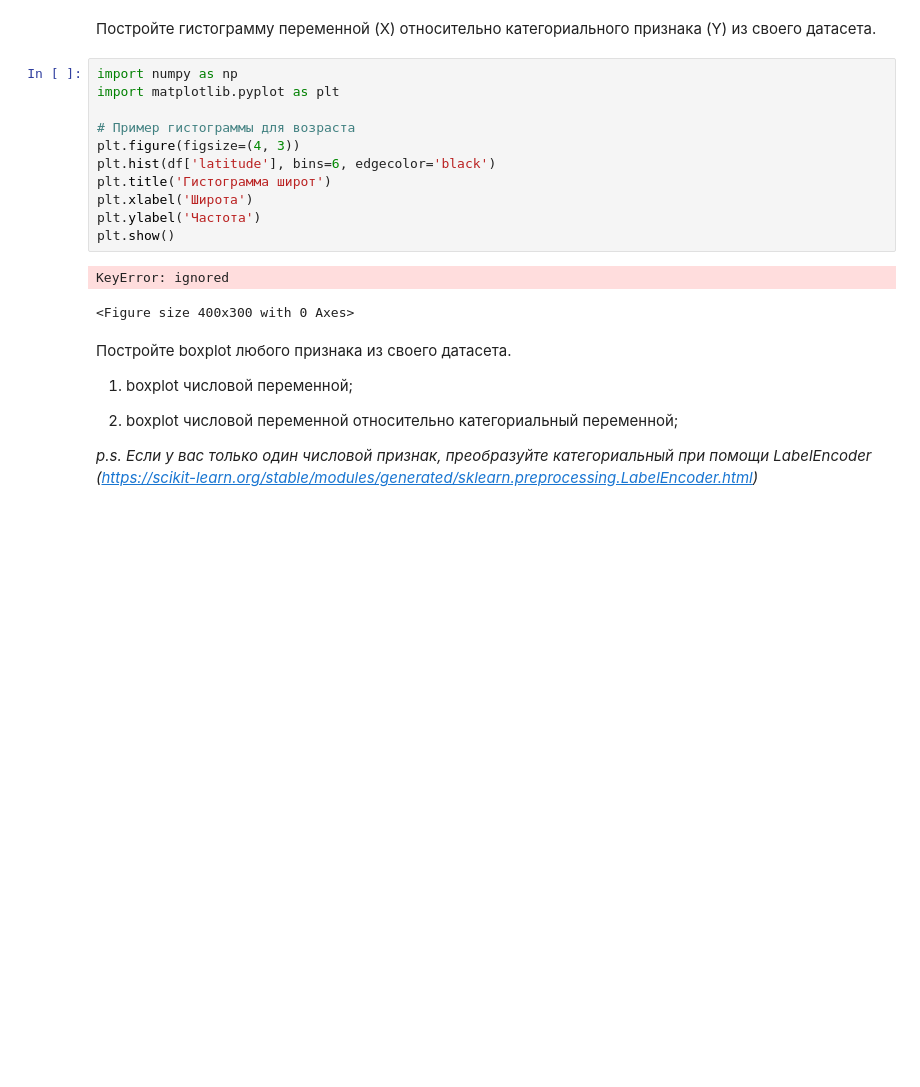
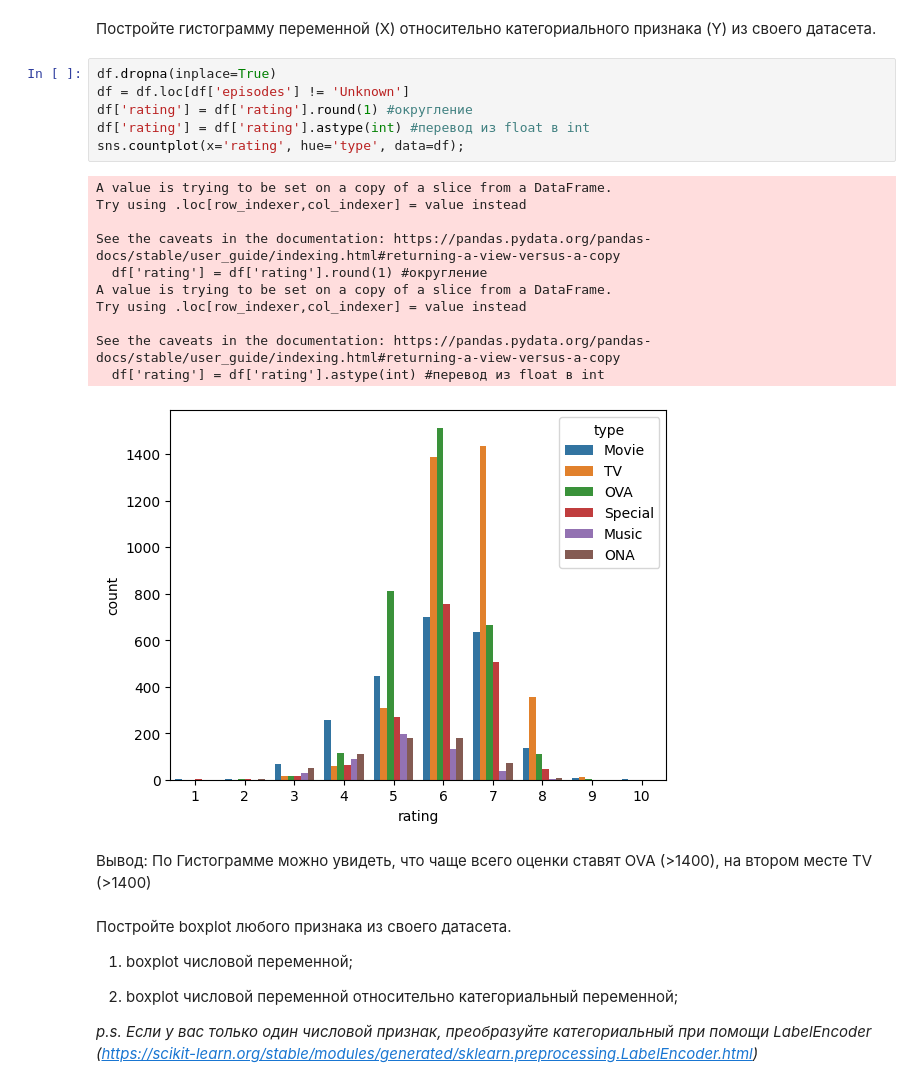
Before and after one commit to mos9z/1lab, a Jupyter notebook: lab2/Задание_2.ipynb, the cells around one changed output. Cells and saved outputs as stored; diff of their text form; blank space fills up the shorter version.

```diff
--- a/lab2/Задание_2.ipynb
+++ b/lab2/Задание_2.ipynb
@@ -207,20 +207,26 @@ Name: rating, dtype: float64
 ##Основы визуализации
 # %% [markdown]
  Постройте гистограмму переменной (X) относительно категориального признака (Y) из своего датасета.
-# %%
-import numpy as np
-import matplotlib.pyplot as plt
-
-# Пример гистограммы для возраста
-plt.figure(figsize=(4, 3))
-plt.hist(df['latitude'], bins=6, edgecolor='black')
-plt.title('Гистограмма широт')
-plt.xlabel('Широта')
-plt.ylabel('Частота')
-plt.show()
-# %% [output]
-KeyError: ignored
-<Figure size 400x300 with 0 Axes>
+# %%
+df.dropna(inplace=True)
+df = df.loc[df['episodes'] != 'Unknown']
+df['rating'] = df['rating'].round(1) #округление
+df['rating'] = df['rating'].astype(int) #перевод из float в int
+sns.countplot(x='rating', hue='type', data=df);
+# %% [output]
+A value is trying to be set on a copy of a slice from a DataFrame.
+Try using .loc[row_indexer,col_indexer] = value instead
+
+See the caveats in the documentation: https://pandas.pydata.org/pandas-docs/stable/user_guide/indexing.html#returning-a-view-versus-a-copy
+  df['rating'] = df['rating'].round(1) #округление
+A value is trying to be set on a copy of a slice from a DataFrame.
+Try using .loc[row_indexer,col_indexer] = value instead
+
+See the caveats in the documentation: https://pandas.pydata.org/pandas-docs/stable/user_guide/indexing.html#returning-a-view-versus-a-copy
+  df['rating'] = df['rating'].astype(int) #перевод из float в int
+[figure, added]
+# %% [markdown]
+ Вывод: По Гистограмме можно увидеть, что чаще всего оценки ставят OVA (>1400), на втором месте TV (>1400)
 # %% [markdown]
 Постройте boxplot любого признака из своего датасета.
 
```
Also changed, not shown: parts of 11 cells of this notebook.
